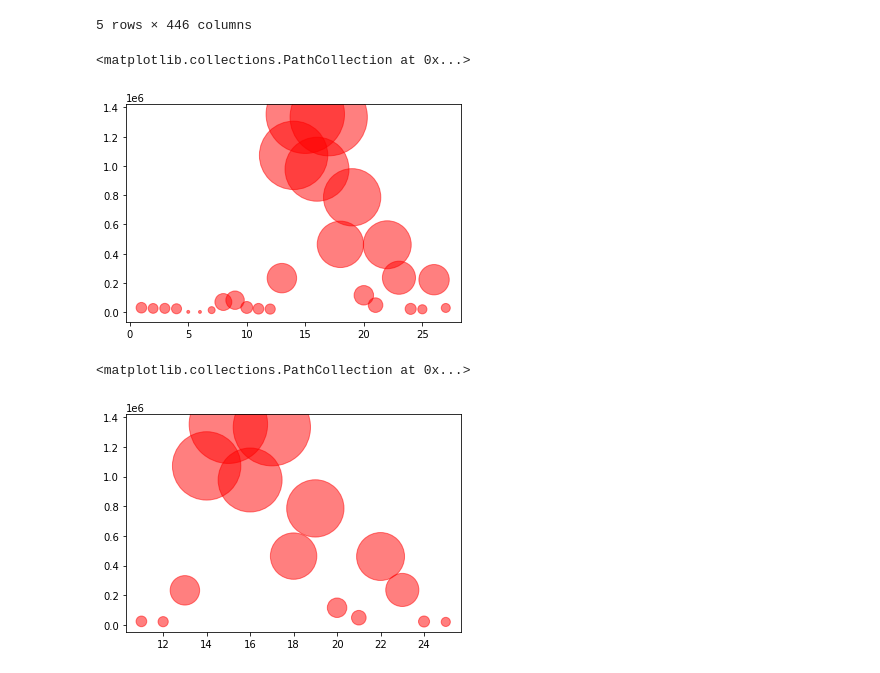
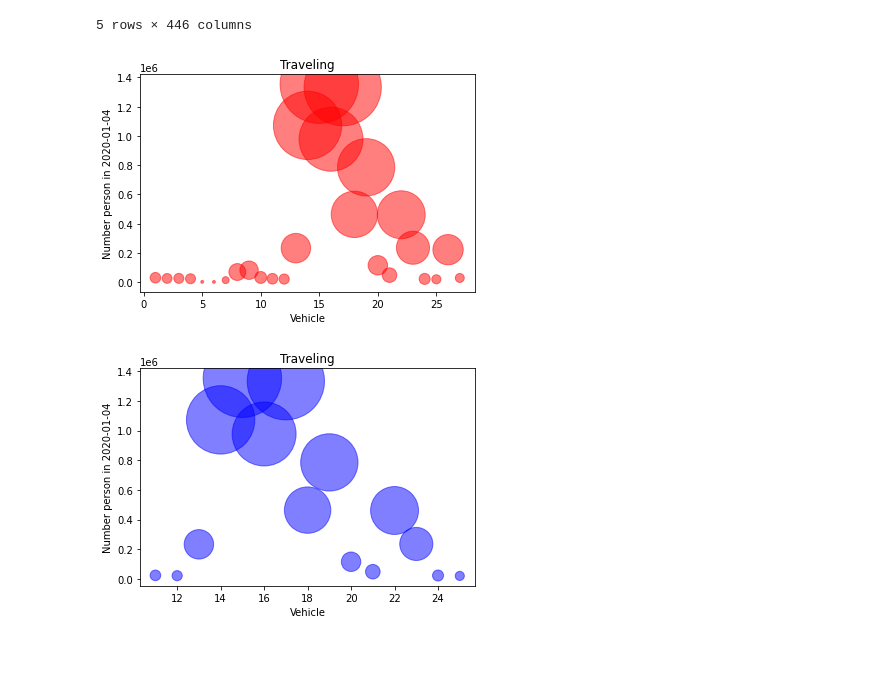
Before and after one commit to thanadolch/data_viz, a Jupyter notebook: Visualize_Data_Distribution.ipynb, the cells around one changed output. Drawn from its saved outputs; the diff is of its cells as text; code cells hidden in the pictures.

Commit message:
End Bubble Chart

```diff
--- a/Visualize_Data_Distribution.ipynb
+++ b/Visualize_Data_Distribution.ipynb
@@ -181,11 +181,15 @@ daat.head()
 5 rows × 446 columns
 # %%
 plt.scatter(daat['Car'],daat['2020-01-01'],s=0.004*daat['2020-01-04'],c='r',alpha=0.5)
+plt.title('Traveling')
+plt.xlabel('Vehicle')
+plt.ylabel('Number person in 2020-01-04');
 # %% [output]
-<matplotlib.collections.PathCollection at 0x...>
-[figure, old version]
+[figure, new version]
 # %%
-plt.scatter(daat['Car'][10:25],daat['2020-01-01'][10:25],s=0.004*daat['2020-01-04'][10:25],c='r',alpha=0.5)
+plt.scatter(daat['Car'][10:25],daat['2020-01-01'][10:25],s=0.004*daat['2020-01-04'][10:25],c='b',alpha=0.5)
+plt.title('Traveling')
+plt.xlabel('Vehicle')
+plt.ylabel('Number person in 2020-01-04');
 # %% [output]
-<matplotlib.collections.PathCollection at 0x...>
-[figure, old version]
+[figure, new version]
```
